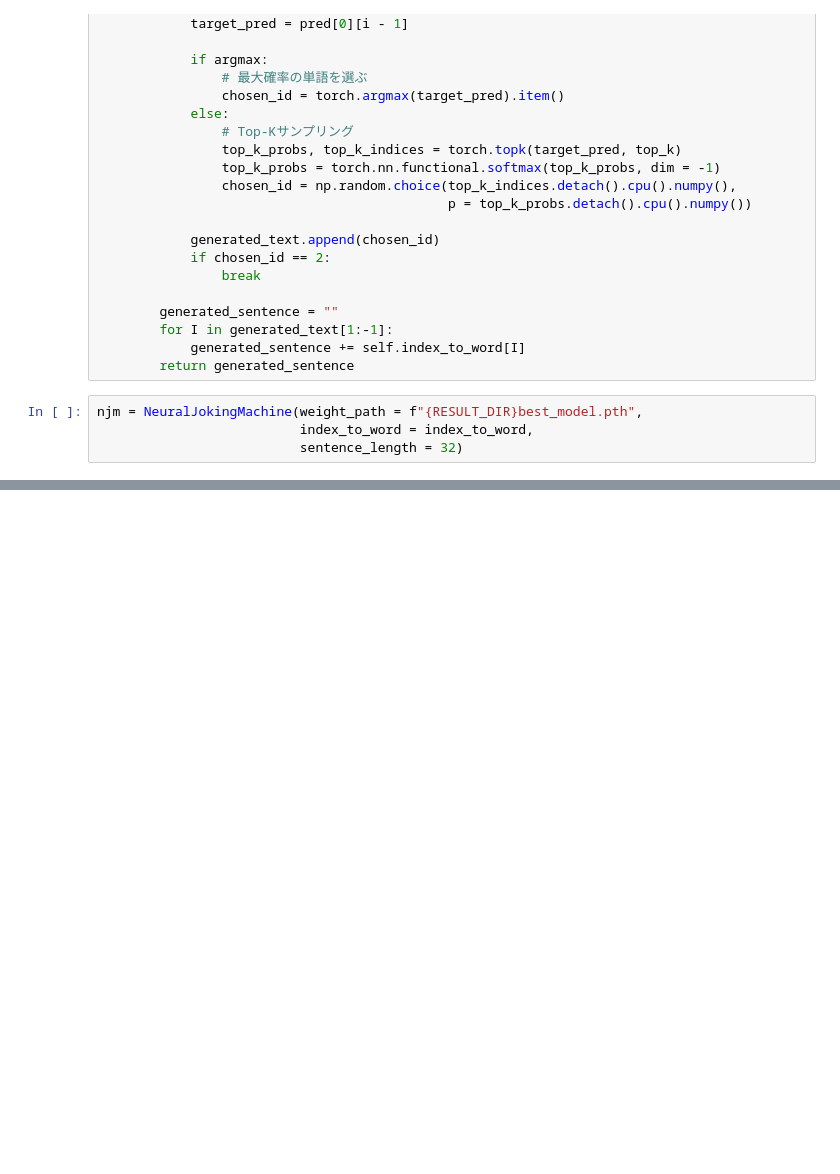
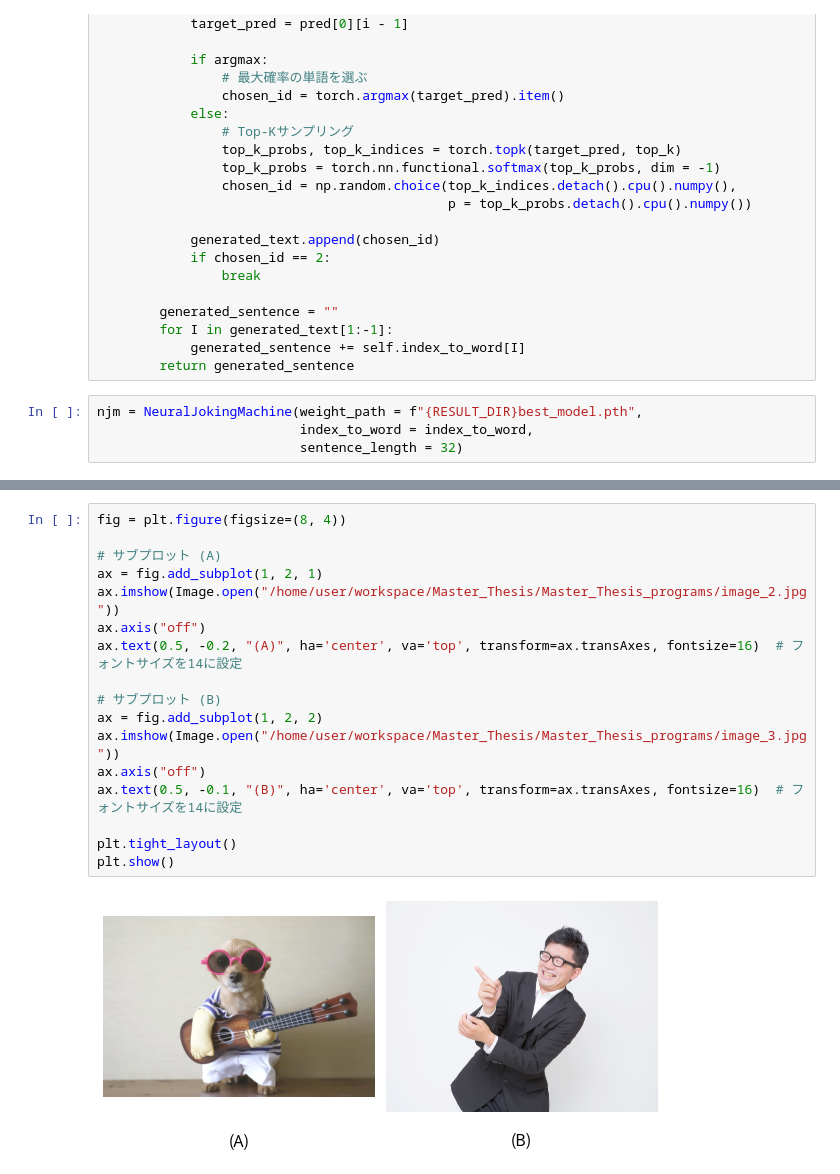
Before and after one commit to yryo1005/Master_Thesis_programs, a Jupyter notebook: Neural_Joking_Machine/Generate_Ogiri.ipynb, the cells around one changed output, grey strips where cells are left out. Saved outputs shown, nothing was run; the diff lists cells and outputs as text; blank space fills up the shorter version.

```diff
--- a/Neural_Joking_Machine/Generate_Ogiri.ipynb
+++ b/Neural_Joking_Machine/Generate_Ogiri.ipynb
@@ -153,0 +187,19 @@ njm(image_path)
+# %%
+fig = plt.figure(figsize=(8, 4))
+
+# サブプロット (A)
+ax = fig.add_subplot(1, 2, 1)
+ax.imshow(Image.open("/home/user/workspace/Master_Thesis/Master_Thesis_programs/image_2.jpg"))
+ax.axis("off")
+ax.text(0.5, -0.2, "(A)", ha='center', va='top', transform=ax.transAxes, fontsize=16)  # フォントサイズを14に設定
+
+# サブプロット (B)
+ax = fig.add_subplot(1, 2, 2)
+ax.imshow(Image.open("/home/user/workspace/Master_Thesis/Master_Thesis_programs/image_3.jpg"))
+ax.axis("off")
+ax.text(0.5, -0.1, "(B)", ha='center', va='top', transform=ax.transAxes, fontsize=16)  # フォントサイズを14に設定
+
+plt.tight_layout()
+plt.show()
+# %% [output]
+[figure, added]
```
Also changed, not shown: parts of 3 cells of this notebook, 5 other files.
